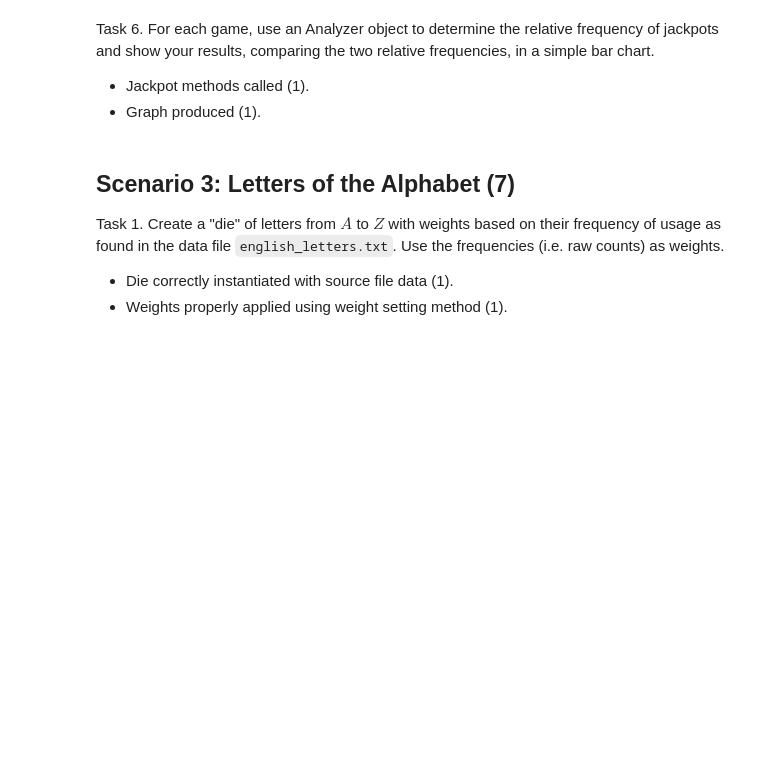
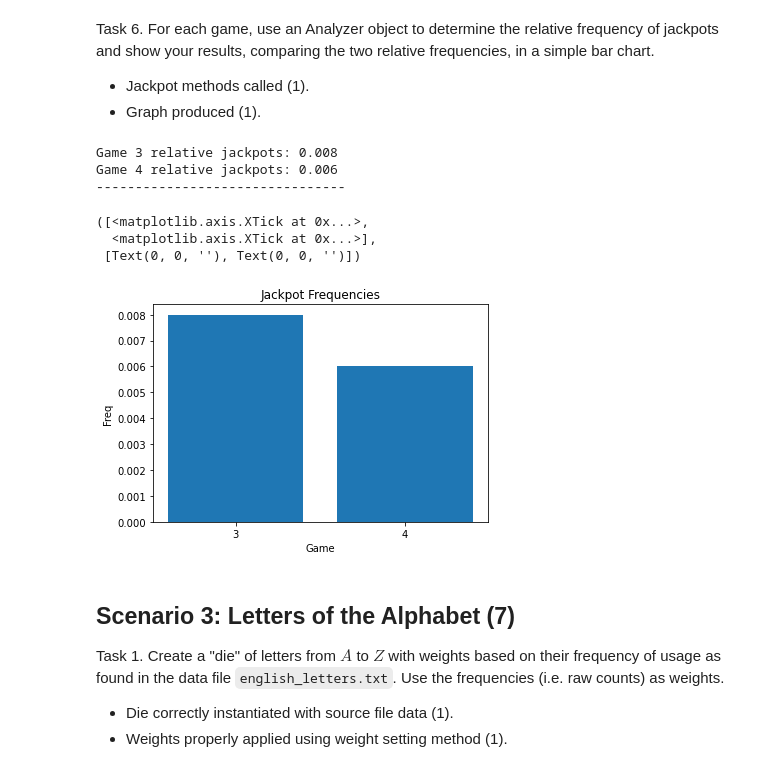
Before and after one commit to oatmeelsquares/rn7ena_ds5100_montecarlo, a Jupyter notebook: montecarlo_demo.ipynb, the cells around one changed output. Drawn from its saved outputs; the diff is of its cells as text; code cells hidden in the pictures; blank space fills up the shorter version.

```diff
--- a/montecarlo_demo.ipynb
+++ b/montecarlo_demo.ipynb
@@ -1180,6 +1413,11 @@ NameError: name 'ggplot' is not defined
 Task 1. Create three dice, each with six sides having the faces 1 through 6.
 
 - Three die objects created (1).
+# %%
+array = np.array([1, 2, 3, 4, 5, 6])
+d1 = mc.Die(array)
+d2 = mc.Die(array)
+d3 = mc.Die(array)
 # %% [markdown]
 Task 2. Convert one of the dice to an unfair one by weighting the face $6$ five times more than the other weights (i.e. it has weight of 5 and the others a weight of 1 each).
 
@@ -1193,3 +1455,7 @@ Task 4. Play a game of $10000$ rolls with $5$ fair dice.
 
 - Game class properly instantiated (1).
 - Play method called properly (1).
+# %%
+game3 = mc.Game([d3, d3, d3, d3, d3])
+game3.play(10000)
+game3.get_last_play()
@@ -1198,3 +1479,7 @@ Task 5. Play another game of $10000$ rolls, this time with $2$ unfair dice, one
 
 - Game class properly instantiated (1).
 - Play method called properly (1).
+# %%
+game4 = mc.Game([d1, d2, d3, d3, d3])
+game4.play(10000)
+game4.get_last_play()
@@ -1203,6 +1503,32 @@ Task 6. For each game, use an Analyzer object to determine the relative frequenc
 
 - Jackpot methods called (1).
 - Graph produced (1).
+# %%
+a3 = mc.Analyzer(game3)
+a4 = mc.Analyzer(game4)
+
+j3 = a3.jackpot()/1000
+j4 = a4.jackpot()/1000
+
+print("Game 3 relative jackpots:", j3)
+print("Game 4 relative jackpots:",j4)
+print("--------------------------------")
+
+data2 = pd.DataFrame({"game" : [3, 4], "freq" : [j3, j4]})
+
+plt.bar(data2["game"], data2["freq"])
+plt.title("Jackpot Frequencies")
+plt.xlabel("Game")
+plt.ylabel("Freq")
+plt.xticks([3, 4])
+# %% [output]
+Game 3 relative jackpots: 0.008
+Game 4 relative jackpots: 0.006
+--------------------------------
+([<matplotlib.axis.XTick at 0x...>,
+  <matplotlib.axis.XTick at 0x...>],
+ [Text(0, 0, ''), Text(0, 0, '')])
+[figure, added]
 # %% [markdown]
 ## Scenario 3: Letters of the Alphabet (7)
 
```
Also changed, not shown: parts of 17 cells of this notebook.
